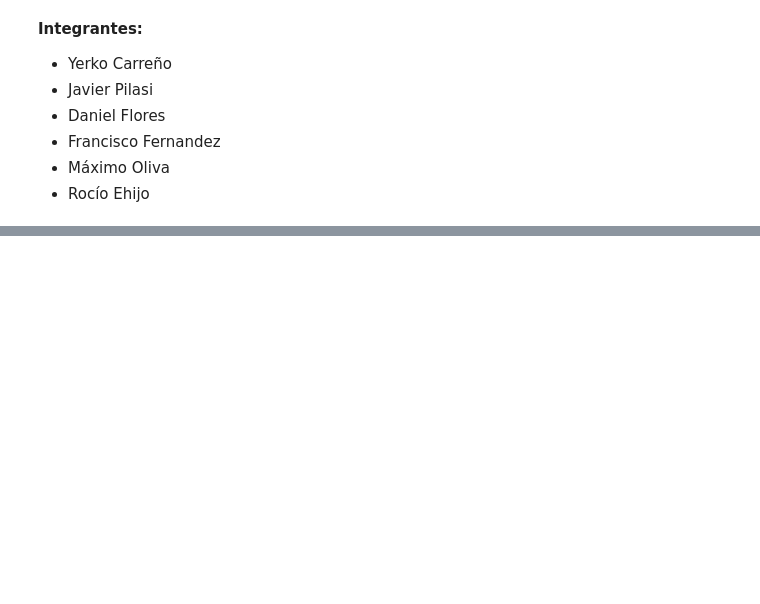
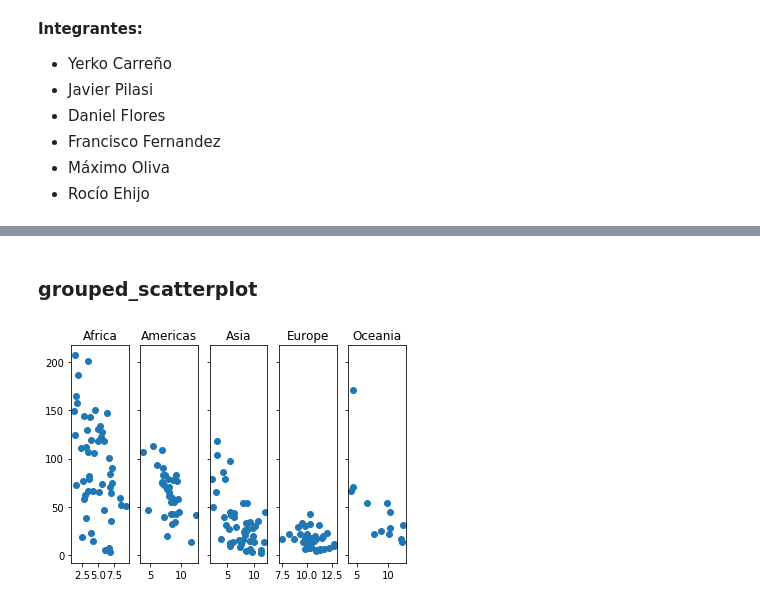
Before and after one commit to danoffn/Data-Science, a Jupyter notebook: Fundamentos Data Science/Desafío 7 - Gráficos y correlación/Desafio.ipynb, the cells around one changed output, grey strips where cells are left out. Saved outputs shown, nothing was run; the diff lists cells and outputs as text; code cells hidden in the pictures; blank space fills up the shorter version.

```diff
--- a/Fundamentos Data Science/Desafío 7 - Gráficos y correlación/Desafio.ipynb
+++ b/Fundamentos Data Science/Desafío 7 - Gráficos y correlación/Desafio.ipynb
@@ -521,0 +131,20 @@ The 'normed' kwarg was deprecated in Matplotlib 2.1 and will be removed in 3.1.
+# %% [markdown]
+### grouped_scatterplot
+# %%
+def grouped_scatterplot(dataframe, x, y, group_by):
+    tmp = dataframe
+    stratify_by = tmp[group_by].unique()
+
+    if len(stratify_by) / 2 > 3:
+        fig, ax = plt.subplots(2, len(stratify_by),sharey=True)
+    else:
+        fig, ax = plt.subplots(1, len(stratify_by),sharey=True)
+
+    for i, n in enumerate(stratify_by):
+        tmp_group_plt = tmp[tmp[group_by] == n]
+        ax[i].plot(tmp_group_plt[x], tmp_group_plt[y], 'o')
+        ax[i].set_title(n)
+
+grouped_scatterplot(df, 'school', 'adfert', 'region')
+# %% [output]
+[figure, added]
```
Also changed, not shown: parts of 41 cells of this notebook, 2 other files.
